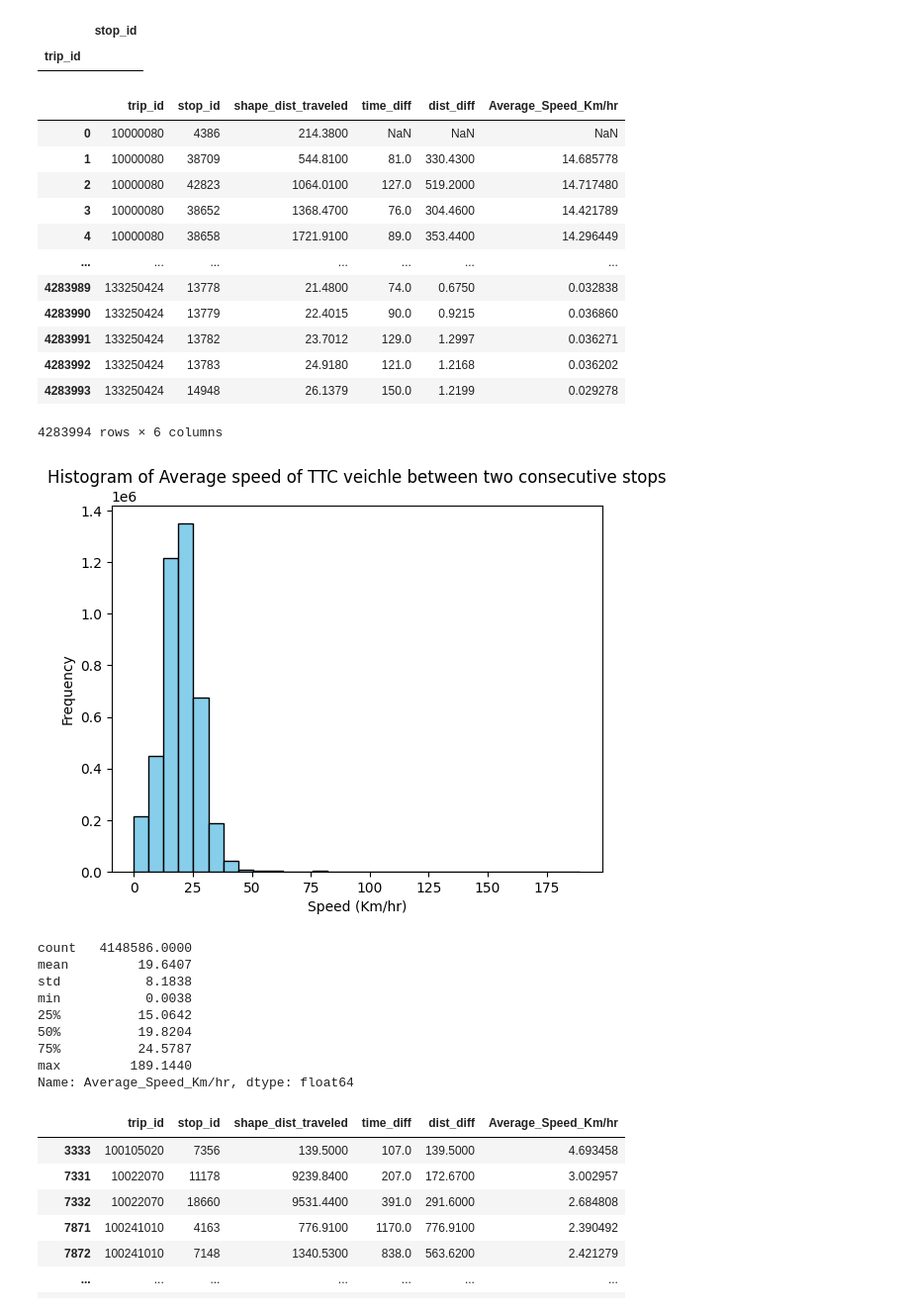
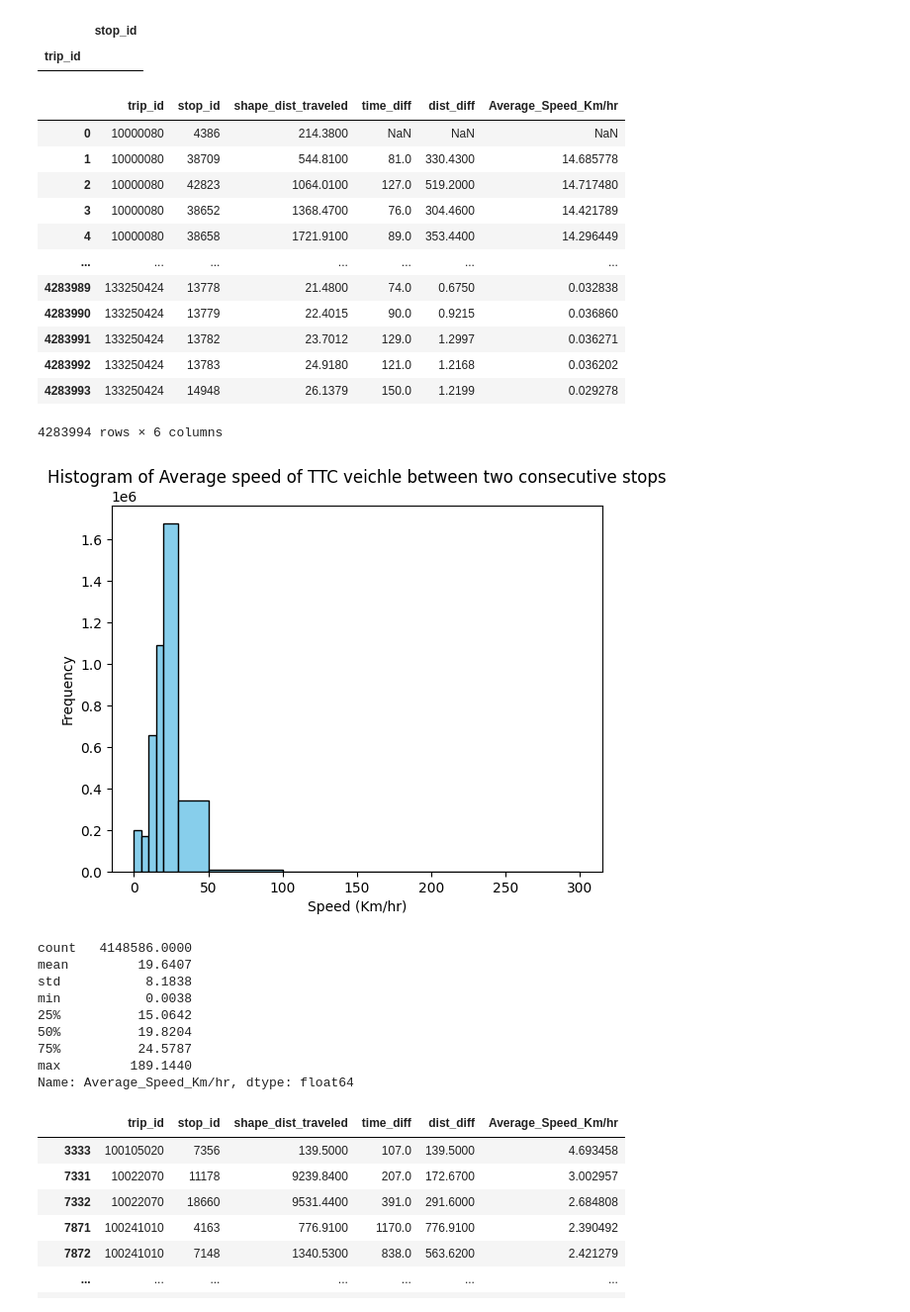
Before and after one commit to devslinky/TAL, a Jupyter notebook: GTFS_static_data_vis.ipynb, the cells around one changed output. Shown at 99% size. Saved outputs shown, nothing was run; the diff lists cells and outputs as text; code cells hidden in the pictures.

```diff
--- a/GTFS_static_data_vis.ipynb
+++ b/GTFS_static_data_vis.ipynb
@@ -2081,36 +2081,36 @@ display(speed_of_veichle)
 
 # lets generate a distribution of veichle speed between two stops
 
-plt.hist(speed_of_veichle["Average_Speed_Km/hr"], bins = 30, color='skyblue', edgecolor='black')
+plt.hist(speed_of_veichle["Average_Speed_Km/hr"], bins = [0,5,10,15,20,30,50,100,300], color='skyblue', edgecolor='black')
 
 # Add labels and title
 plt.title('Histogram of Average speed of TTC veichle between two consecutive stops')
 plt.xlabel('Speed (Km/hr)')
 plt.ylabel('Frequency')
 
 # Display the plot
 plt.show()
 
 pd.set_option('display.float_format', '{:.4f}'.format)
 
 print(speed_of_veichle["Average_Speed_Km/hr"].describe())
 
 pd.reset_option('display.float_format')
 # %% [output]
 |  | trip_id | stop_id | shape_dist_traveled | time_diff | dist_diff | Average_Speed_Km/hr |
 | 0 | 10000080 | 4386 | 214.3800 | NaN | NaN | NaN |
 | 1 | 10000080 | 38709 | 544.8100 | 81.0 | 330.4300 | 14.685778 |
 | 2 | 10000080 | 42823 | 1064.0100 | 127.0 | 519.2000 | 14.717480 |
 | 3 | 10000080 | 38652 | 1368.4700 | 76.0 | 304.4600 | 14.421789 |
 | 4 | 10000080 | 38658 | 1721.9100 | 89.0 | 353.4400 | 14.296449 |
 | ... | ... | ... | ... | ... | ... | ... |
 | 4283989 | 133250424 | 13778 | 21.4800 | 74.0 | 0.6750 | 0.032838 |
 | 4283990 | 133250424 | 13779 | 22.4015 | 90.0 | 0.9215 | 0.036860 |
 | 4283991 | 133250424 | 13782 | 23.7012 | 129.0 | 1.2997 | 0.036271 |
 | 4283992 | 133250424 | 13783 | 24.9180 | 121.0 | 1.2168 | 0.036202 |
 | 4283993 | 133250424 | 14948 | 26.1379 | 150.0 | 1.2199 | 0.029278 |
 4283994 rows × 6 columns
-[figure, old version]
+[figure, new version]
 count   4148586.0000
 mean         19.6407
 std           8.1838
```
Also changed, not shown: parts of 14 cells of this notebook.
